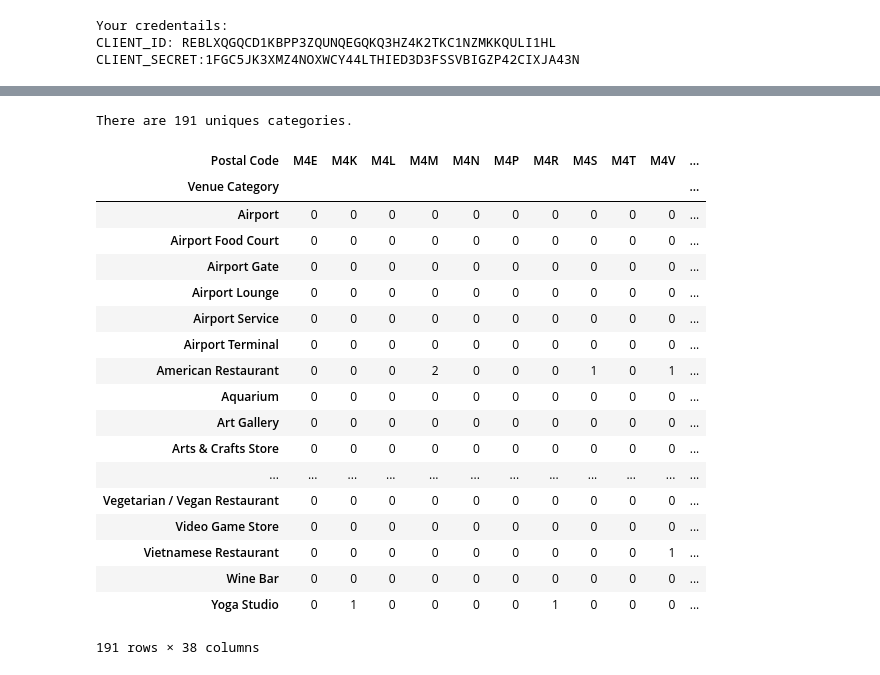
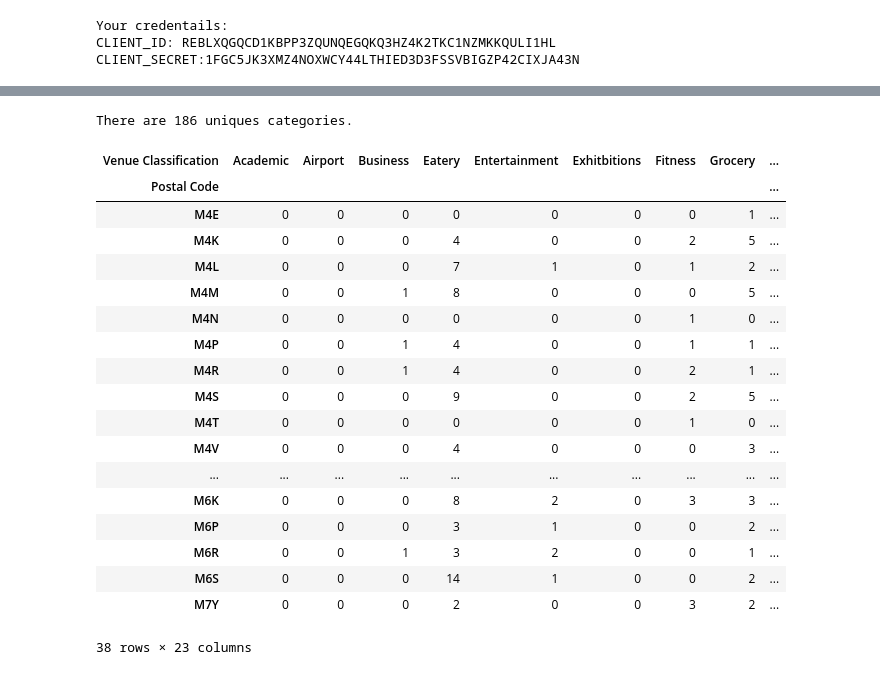
Before and after one commit to K2Prasanna/Coursera_Capstone, a Jupyter notebook: Segmenting and Clustering Neighborhoods.ipynb, the cells around one changed output, grey strips where cells are left out. Saved outputs shown, nothing was run; the diff lists cells and outputs as text; code cells hidden in the pictures.

Commit message:
Updated for new classification and clustering

```diff
--- a/Segmenting and Clustering Neighborhoods.ipynb
+++ b/Segmenting and Clustering Neighborhoods.ipynb
@@ -205,0 +211,23 @@ M7Y
+# %%
+import types
+import pandas as pd
+from botocore.client import Config
+import ibm_boto3
+
+def __iter__(self): return 0
+
+# @hidden_cell
+# The following code accesses a file in your IBM Cloud Object Storage. It includes your credentials.
+# You might want to remove those credentials before you share the notebook.
+client_6016b52f95a646e4a3301b0467b7a24b = ibm_boto3.client(service_name='s3',
+    ibm_api_key_id='nO9TaAqp7gNr8GjZAQktthFds0g8sP8rBCfigrIHQGxf',
+    ibm_auth_endpoint="https://iam.ng.bluemix.net/oidc/token",
+    config=Config(signature_version='oauth'),
+    endpoint_url='https://s3-api.us-geo.objectstorage.service.networklayer.com')
+
+body = client_6016b52f95a646e4a3301b0467b7a24b.get_object(Bucket='courseracapstone-donotdelete-pr-c10sqgpkgkbykm',Key='value_cat.csv')['Body']
+# add missing __iter__ method, so pandas accepts body as file-like object
+if not hasattr(body, "__iter__"): body.__iter__ = types.MethodType( __iter__, body )
+
+value_cat = pd.read_csv(body,encoding = "ISO-8859-1")
+value_cat.head()
@@ -206,31 +241,34 @@ M7Y
 # %%
 import numpy as np
 print('There are {} uniques categories.'.format(len(toronto_venues['Venue Category'].unique())))
-t1 = toronto_venues.groupby(['Postal Code','Venue Category']).size()
+#print(toronto_venues['Venue Category'].unique())
+toronto_venues1 = toronto_venues.join(value_cat.set_index('Value Category'),on='Venue Category')
+toronto_venues1
+t1 = toronto_venues1.groupby(['Postal Code','Classification']).size()
 t2 = pd.DataFrame(t1).reset_index()
-t2.columns = ['Postal Code','Venue Category','Count']
-
-t3 = pd.pivot_table(t2, values='Count', index=['Postal Code'],columns=['Venue Category'], aggfunc=np.sum, fill_value=0)
-x=pd.DataFrame(t3).T
+t2.columns = ['Postal Code','Venue Classification','Count']
+t4 = pd.DataFrame(toronto_venues1.groupby('Classification').size()).reset_index()
+t3 = pd.pivot_table(t2, values='Count', index=['Postal Code'],columns=['Venue Classification'], aggfunc=np.sum, fill_value=0)
+x=pd.DataFrame(t3)
 x
 # %% [output]
-There are 191 uniques categories.
+There are 186 uniques categories.
-| Postal Code | M4E | M4K | M4L | M4M | M4N | M4P | M4R | M4S | M4T | M4V | ... |
-| Venue Category |  |  |  |  |  |  |  |  |  |  | ... |
-| Airport | 0 | 0 | 0 | 0 | 0 | 0 | 0 | 0 | 0 | 0 | ... |
-| Airport Food Court | 0 | 0 | 0 | 0 | 0 | 0 | 0 | 0 | 0 | 0 | ... |
-| Airport Gate | 0 | 0 | 0 | 0 | 0 | 0 | 0 | 0 | 0 | 0 | ... |
-| Airport Lounge | 0 | 0 | 0 | 0 | 0 | 0 | 0 | 0 | 0 | 0 | ... |
-| Airport Service | 0 | 0 | 0 | 0 | 0 | 0 | 0 | 0 | 0 | 0 | ... |
-| Airport Terminal | 0 | 0 | 0 | 0 | 0 | 0 | 0 | 0 | 0 | 0 | ... |
-| American Restaurant | 0 | 0 | 0 | 2 | 0 | 0 | 0 | 1 | 0 | 1 | ... |
-| Aquarium | 0 | 0 | 0 | 0 | 0 | 0 | 0 | 0 | 0 | 0 | ... |
-| Art Gallery | 0 | 0 | 0 | 0 | 0 | 0 | 0 | 0 | 0 | 0 | ... |
-| Arts & Crafts Store | 0 | 0 | 0 | 0 | 0 | 0 | 0 | 0 | 0 | 0 | ... |
-| ... | ... | ... | ... | ... | ... | ... | ... | ... | ... | ... | ... |
-| Vegetarian / Vegan Restaurant | 0 | 0 | 0 | 0 | 0 | 0 | 0 | 0 | 0 | 0 | ... |
-| Video Game Store | 0 | 0 | 0 | 0 | 0 | 0 | 0 | 0 | 0 | 0 | ... |
-| Vietnamese Restaurant | 0 | 0 | 0 | 0 | 0 | 0 | 0 | 0 | 0 | 1 | ... |
-| Wine Bar | 0 | 0 | 0 | 0 | 0 | 0 | 0 | 0 | 0 | 0 | ... |
-| Yoga Studio | 0 | 1 | 0 | 0 | 0 | 0 | 1 | 0 | 0 | 0 | ... |
+| Venue Classification | Academic | Airport | Business | Eatery | Entertainment | Exhitbitions | Fitness | Grocery | ... |
+| Postal Code |  |  |  |  |  |  |  |  | ... |
+| M4E | 0 | 0 | 0 | 0 | 0 | 0 | 0 | 1 | ... |
+| M4K | 0 | 0 | 0 | 4 | 0 | 0 | 2 | 5 | ... |
+| M4L | 0 | 0 | 0 | 7 | 1 | 0 | 1 | 2 | ... |
+| M4M | 0 | 0 | 1 | 8 | 0 | 0 | 0 | 5 | ... |
+| M4N | 0 | 0 | 0 | 0 | 0 | 0 | 1 | 0 | ... |
+| M4P | 0 | 0 | 1 | 4 | 0 | 0 | 1 | 1 | ... |
+| M4R | 0 | 0 | 1 | 4 | 0 | 0 | 2 | 1 | ... |
+| M4S | 0 | 0 | 0 | 9 | 0 | 0 | 2 | 5 | ... |
+| M4T | 0 | 0 | 0 | 0 | 0 | 0 | 1 | 0 | ... |
+| M4V | 0 | 0 | 0 | 4 | 0 | 0 | 0 | 3 | ... |
+| ... | ... | ... | ... | ... | ... | ... | ... | ... | ... |
+| M6K | 0 | 0 | 0 | 8 | 2 | 0 | 3 | 3 | ... |
+| M6P | 0 | 0 | 0 | 3 | 1 | 0 | 0 | 2 | ... |
+| M6R | 0 | 0 | 1 | 3 | 2 | 0 | 0 | 1 | ... |
+| M6S | 0 | 0 | 0 | 14 | 1 | 0 | 0 | 2 | ... |
+| M7Y | 0 | 0 | 0 | 2 | 0 | 0 | 3 | 2 | ... |
-191 rows × 38 columns
+38 rows × 23 columns
```
Also changed, not shown: parts of 15 cells of this notebook.
